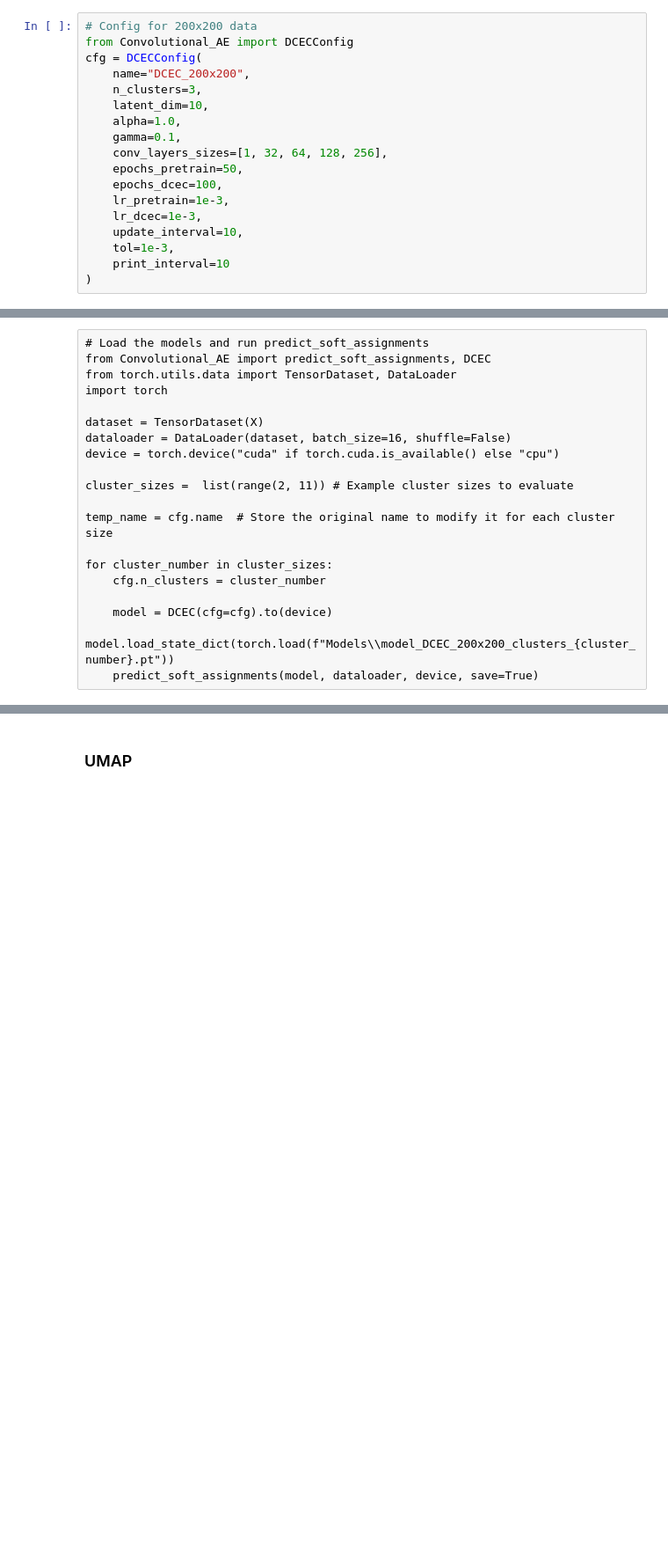
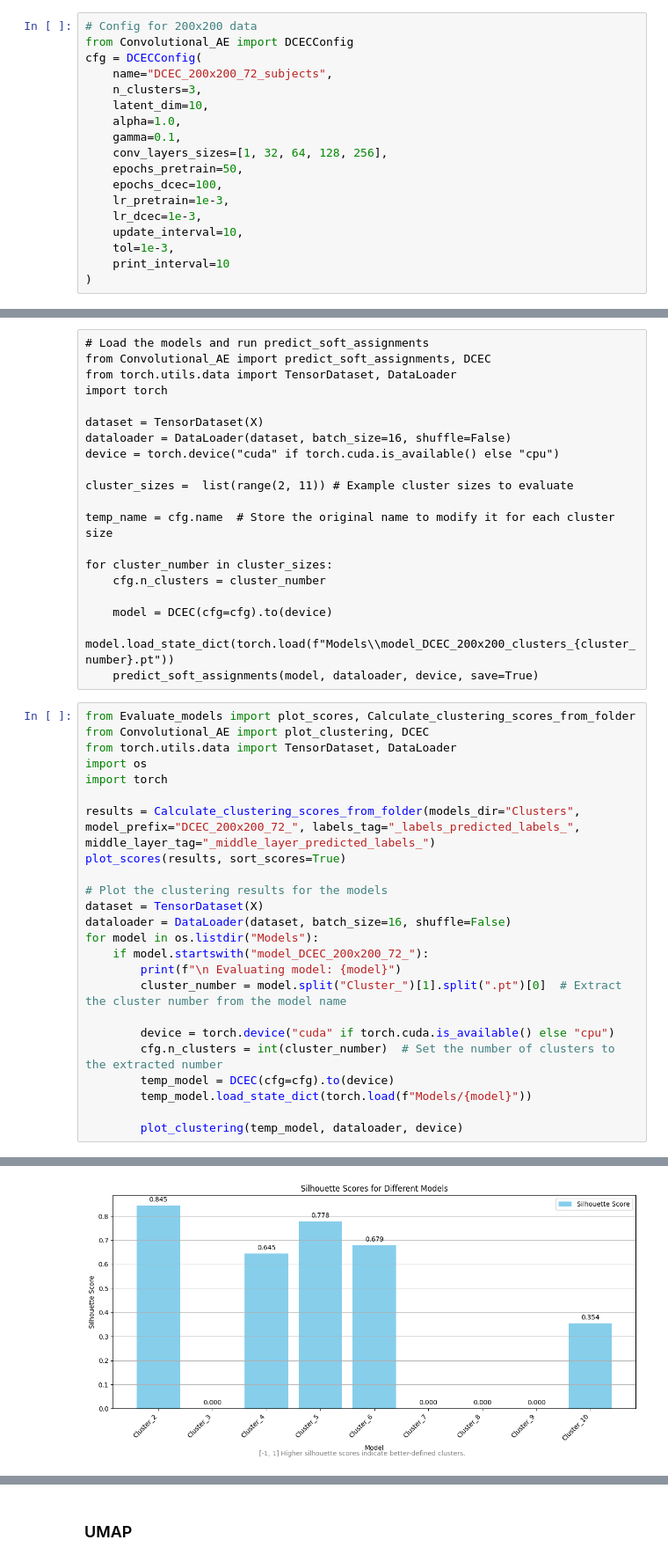
Before and after one commit to Oddrne/Master-Thesis-Autoencoder-and-UMAP-clustering-on-functional-connectivity, a Jupyter notebook: main.ipynb, the cells around one changed output, grey strips where cells are left out. Shown at 88% size. Cells and saved outputs as stored; diff of their text form; blank space fills up the shorter version.

```diff
--- a/main.ipynb
+++ b/main.ipynb
@@ -260,7 +260,7 @@ Config for CAE
 # Config for 200x200 data
 from Convolutional_AE import DCECConfig
 cfg = DCECConfig(
-    name="DCEC_200x200",
+    name="DCEC_200x200_72_subjects",
     n_clusters=3,
     latent_dim=10,
     alpha=1.0,
@@ -520,3 +491,28 @@ for cluster_number in cluster_sizes:
     model = DCEC(cfg=cfg).to(device)
     model.load_state_dict(torch.load(f"Models\\model_DCEC_200x200_clusters_{cluster_number}.pt"))
     predict_soft_assignments(model, dataloader, device, save=True)
+# %%
+from Evaluate_models import plot_scores, Calculate_clustering_scores_from_folder
+from Convolutional_AE import plot_clustering, DCEC
+from torch.utils.data import TensorDataset, DataLoader
+import os
+import torch
+
+results = Calculate_clustering_scores_from_folder(models_dir="Clusters", model_prefix="DCEC_200x200_72_", labels_tag="_labels_predicted_labels_", middle_layer_tag="_middle_layer_predicted_labels_")
+plot_scores(results, sort_scores=True)
+
+# Plot the clustering results for the models
+dataset = TensorDataset(X)
+dataloader = DataLoader(dataset, batch_size=16, shuffle=False)
+for model in os.listdir("Models"):
+    if model.startswith("model_DCEC_200x200_72_"):
+        print(f"\n Evaluating model: {model}")
+        cluster_number = model.split("Cluster_")[1].split(".pt")[0]  # Extract the cluster number from the model name
+
+        device = torch.device("cuda" if torch.cuda.is_available() else "cpu")
+        cfg.n_clusters = int(cluster_number)  # Set the number of clusters to the extracted number
+        temp_model = DCEC(cfg=cfg).to(device)
+        temp_model.load_state_dict(torch.load(f"Models/{model}"))
+
+        plot_clustering(temp_model, dataloader, device)
+# %% [output]
@@ -522,0 +526 @@ for cluster_number in cluster_sizes:
+[figure, added]
```
Also changed, not shown: parts of 7 cells of this notebook, 3 other files.
